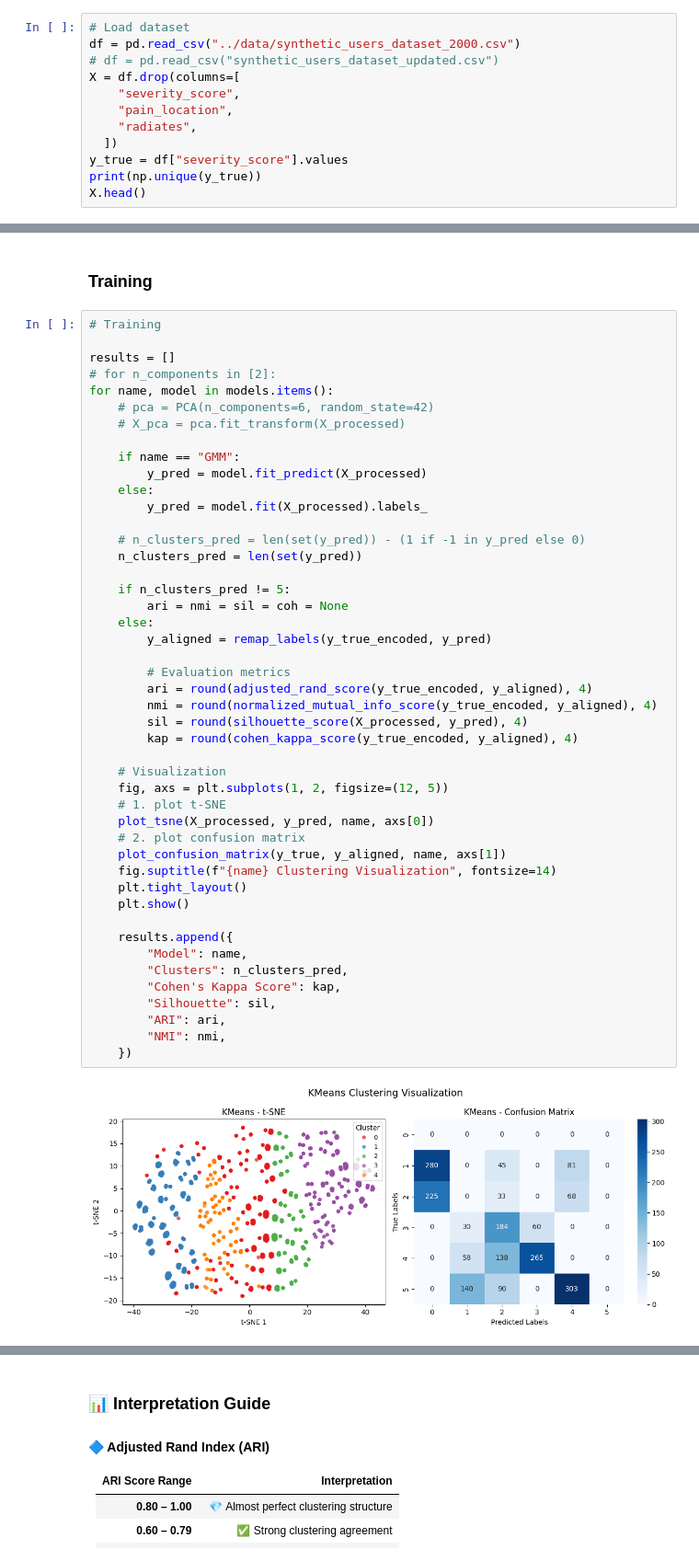
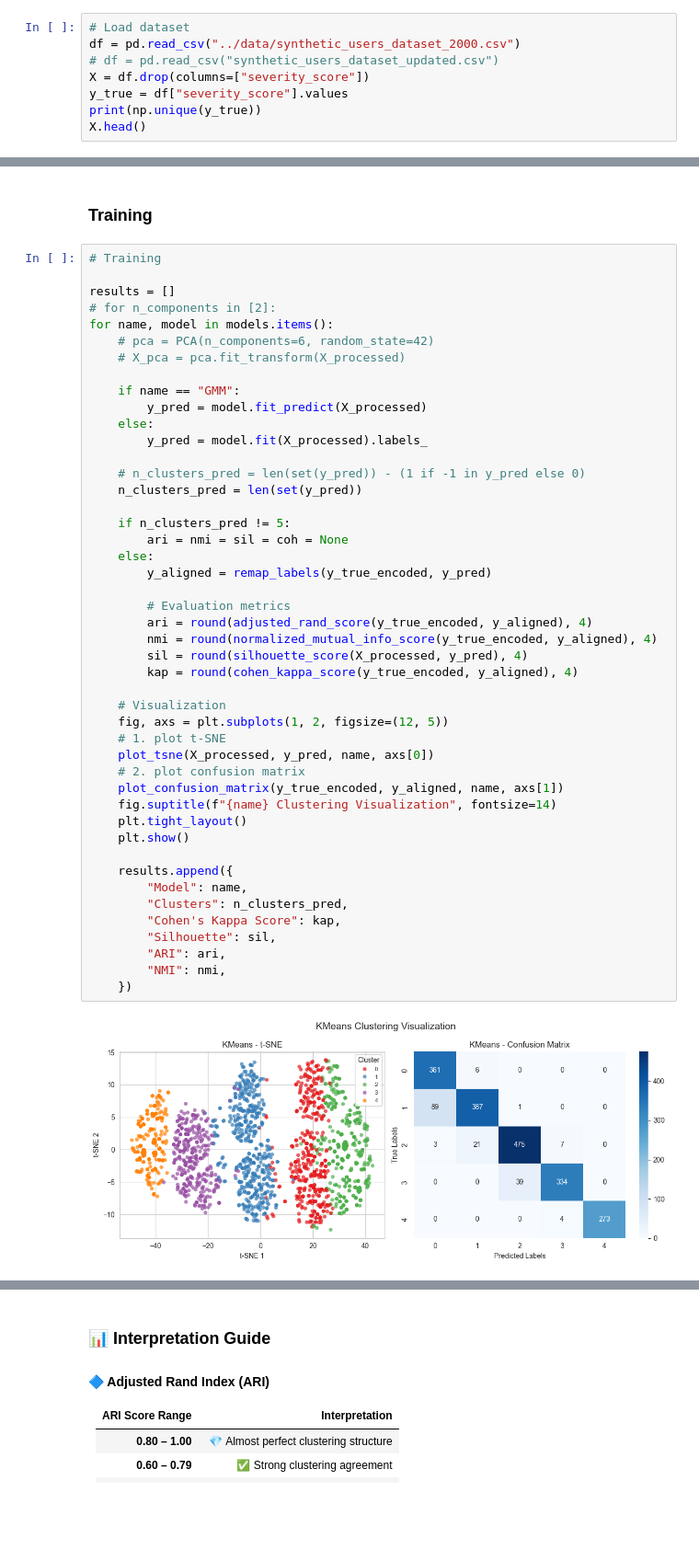
Before and after one commit to wen15th/dti5125-dialogflow-fastapi-webhook, a Jupyter notebook: app/notebooks/clustering.ipynb, the cells around one changed output, grey strips where cells are left out. Shown at 92% size. Cells and saved outputs as stored; diff of their text form; blank space fills up the shorter version.

```diff
--- a/app/notebooks/clustering.ipynb
+++ b/app/notebooks/clustering.ipynb
@@ -20,11 +20,7 @@ import seaborn as sns
 # Load dataset
 df = pd.read_csv("../data/synthetic_users_dataset_2000.csv")
 # df = pd.read_csv("synthetic_users_dataset_updated.csv")
-X = df.drop(columns=[
-    "severity_score",
-    "pain_location",
-    "radiates",
-  ])
+X = df.drop(columns=["severity_score"])
 y_true = df["severity_score"].values
 print(np.unique(y_true))
 X.head()
@@ -144,32 +140,32 @@ for name, model in models.items():
 
     if n_clusters_pred != 5:
         ari = nmi = sil = coh = None
     else:
         y_aligned = remap_labels(y_true_encoded, y_pred)
 
         # Evaluation metrics
         ari = round(adjusted_rand_score(y_true_encoded, y_aligned), 4)
         nmi = round(normalized_mutual_info_score(y_true_encoded, y_aligned), 4)
         sil = round(silhouette_score(X_processed, y_pred), 4)
         kap = round(cohen_kappa_score(y_true_encoded, y_aligned), 4)
 
     # Visualization
     fig, axs = plt.subplots(1, 2, figsize=(12, 5))
     # 1. plot t-SNE
     plot_tsne(X_processed, y_pred, name, axs[0])
     # 2. plot confusion matrix
-    plot_confusion_matrix(y_true, y_aligned, name, axs[1])
+    plot_confusion_matrix(y_true_encoded, y_aligned, name, axs[1])
     fig.suptitle(f"{name} Clustering Visualization", fontsize=14)
     plt.tight_layout()
     plt.show()
 
     results.append({
         "Model": name,
         "Clusters": n_clusters_pred,
         "Cohen's Kappa Score": kap,
         "Silhouette": sil,
         "ARI": ari,
         "NMI": nmi,
     })
 # %% [output]
-[figure, old version]
+[figure, new version]
```
Also changed, not shown: parts of 5 cells of this notebook, 4 other files.
